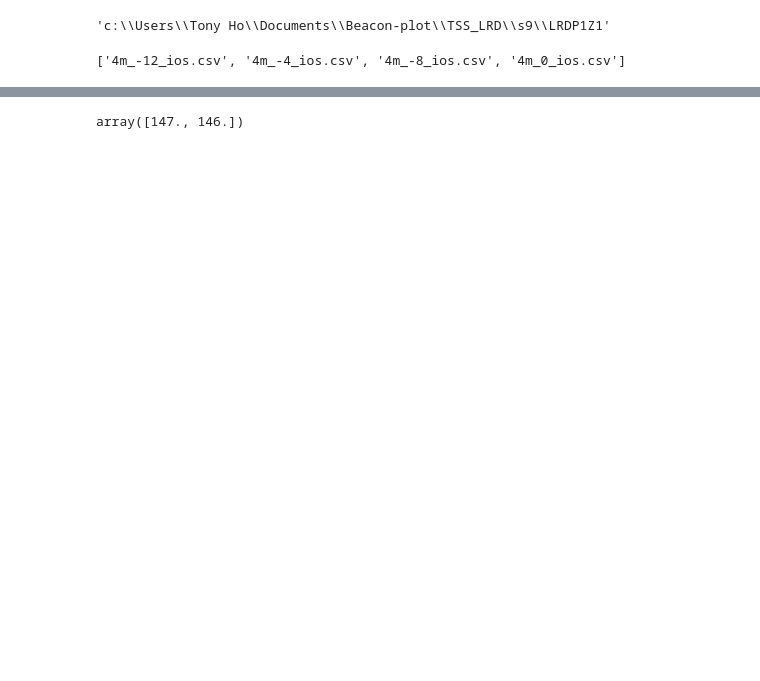
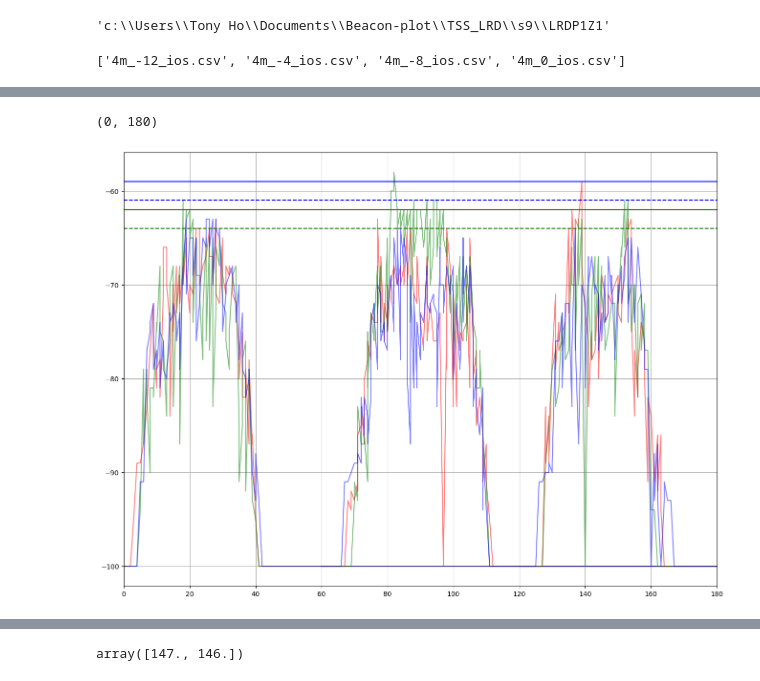
Before and after one commit to tonyho1114/Beacon-plot, a Jupyter notebook: plot_beacon_UID.ipynb, the cells around one changed output, grey strips where cells are left out. Cells and saved outputs as stored; diff of their text form; code cells hidden in the pictures; blank space fills up the shorter version.

Commit message:
Upload from office, creating combine plot with train ride data

```diff
--- a/plot_beacon_UID.ipynb
+++ b/plot_beacon_UID.ipynb
@@ -21 +51,42 @@ os.listdir(base_path)
+# %%
+beacon1,beacon2,beacon3 = [146,147],[148,149],[150,151]
+df = pd.read_csv(r'C:\Users\Tony Ho\Downloads\LRD_train_ride\p1\P1_tr_1_11pro.csv',skiprows=4)
+train_ride1 = plot_by_df_uid(df,beacon1,beacon2,beacon3)
+df = pd.read_csv(r'C:\Users\Tony Ho\Downloads\LRD_train_ride\p1\P1_tr_2_11pro.csv',skiprows=4)
+train_ride2 = plot_by_df_uid(df,beacon1,beacon2,beacon3)
+df = pd.read_csv(r'C:\Users\Tony Ho\Downloads\LRD_train_ride\p1\P1_tr_3_11pro.csv',skiprows=4)
+train_ride3 = plot_by_df_uid(df,beacon1,beacon2,beacon3)
+# %%
+figure(figsize=(16, 12), dpi=100)
+#first train ride data plot
+plt.plot(train_ride1[0]['time_delta'],train_ride1[0]['RSSI'],'r',label=beacon1,alpha=0.5)
+plt.plot(train_ride1[1]['time_delta'],train_ride1[1]['RSSI'],'g',label=beacon2,alpha=0.5)
+plt.plot(train_ride1[2]['time_delta'],train_ride1[2]['RSSI'],'b',label=beacon3,alpha=0.5)
+
+#second train ride data plot
+plt.plot(train_ride2[0]['time_delta']+60,train_ride2[0]['RSSI'],'r',label=beacon1,alpha=0.5)
+plt.plot(train_ride2[1]['time_delta']+60,train_ride2[1]['RSSI'],'g',label=beacon2,alpha=0.5)
+plt.plot(train_ride2[2]['time_delta']+60,train_ride2[2]['RSSI'],'b',label=beacon3,alpha=0.5)
+#third train ride data plot
+plt.plot(train_ride3[0]['time_delta']+60*2,train_ride3[0]['RSSI'],'r',label=beacon1,alpha=0.5)
+plt.plot(train_ride3[1]['time_delta']+60*2,train_ride3[1]['RSSI'],'g',label=beacon2,alpha=0.5)
+plt.plot(train_ride3[2]['time_delta']+60*2,train_ride3[2]['RSSI'],'b',label=beacon3,alpha=0.5)
+
+#threshold plotting
+delta = 2
+plt.axhline(y = -64, color = 'r', linestyle = '--')
+plt.axhline(y = -64+delta, color = 'r', linestyle = '-')
+
+plt.axhline(y = -64, color = 'g', linestyle = '--')
+plt.axhline(y = -64+delta, color = 'g', linestyle = '-')
+
+plt.axhline(y = -61, color = 'b', linestyle = '--')
+plt.axhline(y = -61+delta, color = 'b', linestyle = '-')
+
+
+plt.grid()
+plt.xlim((0,180))
+# %% [output]
+(0, 180)
+[figure, added]
 # %%
```
Also changed, not shown: parts of 7 cells of this notebook, 17 other files.
